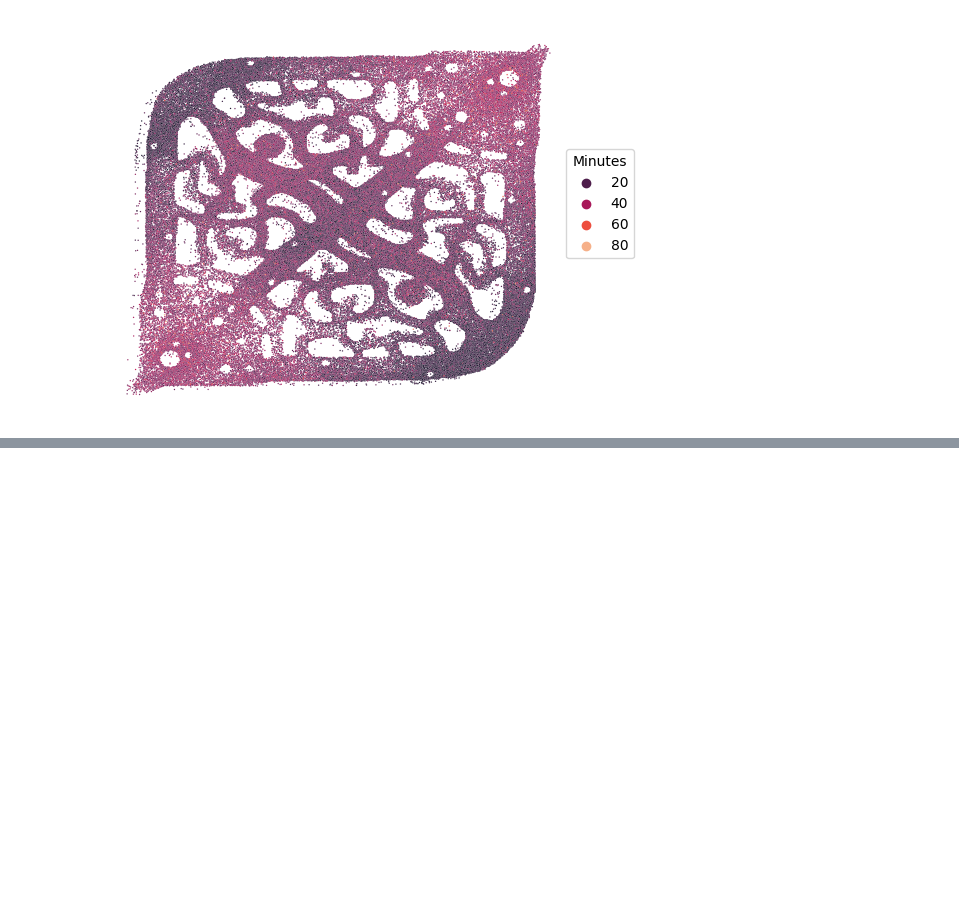
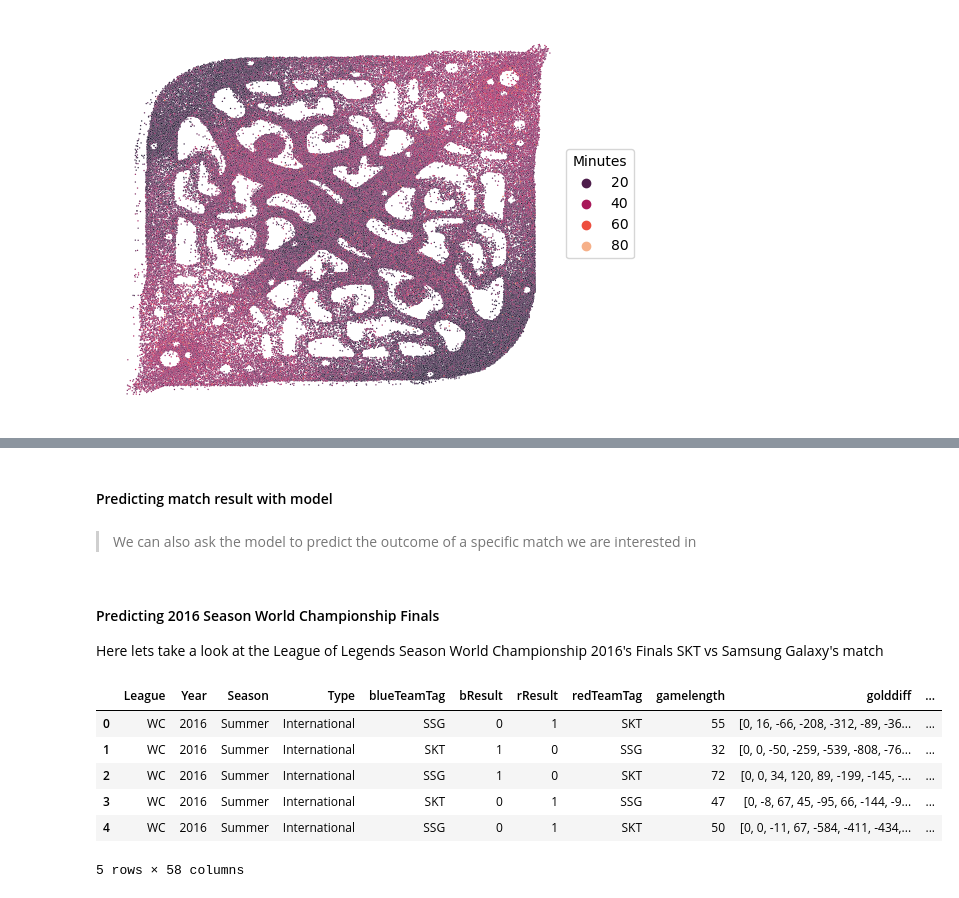
Before and after one commit to oscarqjh/NTU_SC1015_Project, a Jupyter notebook: EDA.ipynb, the cells around one changed output, grey strips where cells are left out. Cells and saved outputs as stored; diff of their text form; code cells hidden in the pictures; blank space fills up the shorter version.

```diff
--- a/EDA.ipynb
+++ b/EDA.ipynb
@@ -317,7 +328,7 @@ Now lets choose some columns that can be important factor to a game's outcome to
 * `rHeralds`    List of minutes that <span style='color:red'>Red</span> Team killed a rift herald
 # %%
 # Convert columns with lists object to real lists
-cols = ['bKills', 'rKills', 'goldblue', 'goldred', 'bTowers', 'rTowers', 'bInhibs', 'rInhibs', 'bDragons', 'rDragons', 'bBarons', 'rBarons', 'bHeralds', 'rHeralds']
+cols = ['bKills', 'rKills', 'goldblue', 'goldred', 'bTowers', 'rTowers', 'bInhibs', 'rInhibs', 'bDragons', 'rDragons', 'bBarons', 'rBarons', 'bHeralds', 'rHeralds', 'golddiff']
 
 for col in cols:
     clean_df[col] = clean_df[col].apply(literal_eval)
@@ -530,0 +855,4 @@ sns.kdeplot(data=kill_data, x='X_pos', y='Y_pos', cmap=cmap2, n_levels=50, shade
+# %% [markdown]
+#### Predicting match result with model
+# %% [markdown]
+> We can also ask the model to predict the outcome of a specific match we are interested in
@@ -530,0 +888,19 @@ sns.kdeplot(data=kill_data, x='X_pos', y='Y_pos', cmap=cmap2, n_levels=50, shade
+# %% [markdown]
+#### Predicting 2016 Season World Championship Finals
+
+Here lets take a look at the League of Legends Season World Championship 2016's Finals SKT vs Samsung Galaxy's match
+# %%
+temp = clean_df[clean_df['League'] == 'WC']
+temp = temp[temp['Year'] == 2016]
+temp = temp[(temp['blueTeamTag'] == 'SKT') | (temp['redTeamTag'] == 'SKT')]
+temp = temp[(temp['blueTeamTag'] == 'SSG') | (temp['redTeamTag'] == 'SSG')]
+temp = temp.reset_index(drop=True)
+temp.head(10)
+# %% [output]
+|  | League | Year | Season | Type | blueTeamTag | bResult | rResult | redTeamTag | gamelength | golddiff | ... |
+| 0 | WC | 2016 | Summer | International | SSG | 0 | 1 | SKT | 55 | [0, 16, -66, -208, -312, -89, -36... | ... |
+| 1 | WC | 2016 | Summer | International | SKT | 1 | 0 | SSG | 32 | [0, 0, -50, -259, -539, -808, -76... | ... |
+| 2 | WC | 2016 | Summer | International | SSG | 1 | 0 | SKT | 72 | [0, 0, 34, 120, 89, -199, -145, -... | ... |
+| 3 | WC | 2016 | Summer | International | SKT | 0 | 1 | SSG | 47 | [0, -8, 67, 45, -95, 66, -144, -9... | ... |
+| 4 | WC | 2016 | Summer | International | SSG | 0 | 1 | SKT | 50 | [0, 0, -11, 67, -584, -411, -434,... | ... |
+5 rows × 58 columns
```
Also changed, not shown: parts of 34 cells of this notebook, 3 other files.
